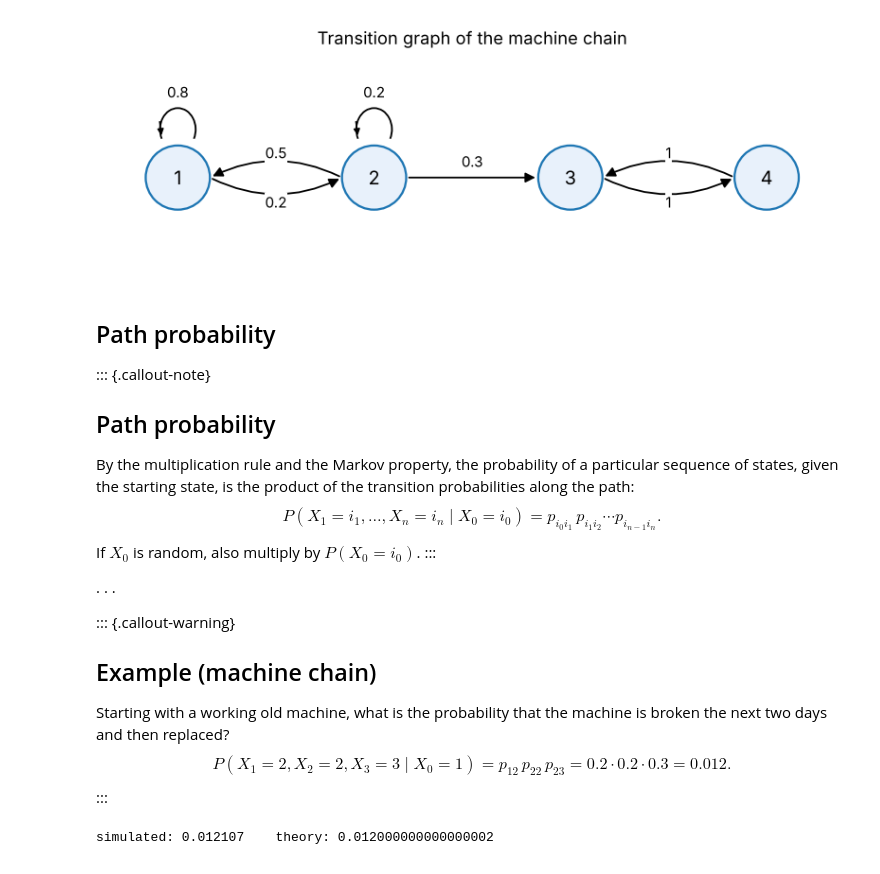
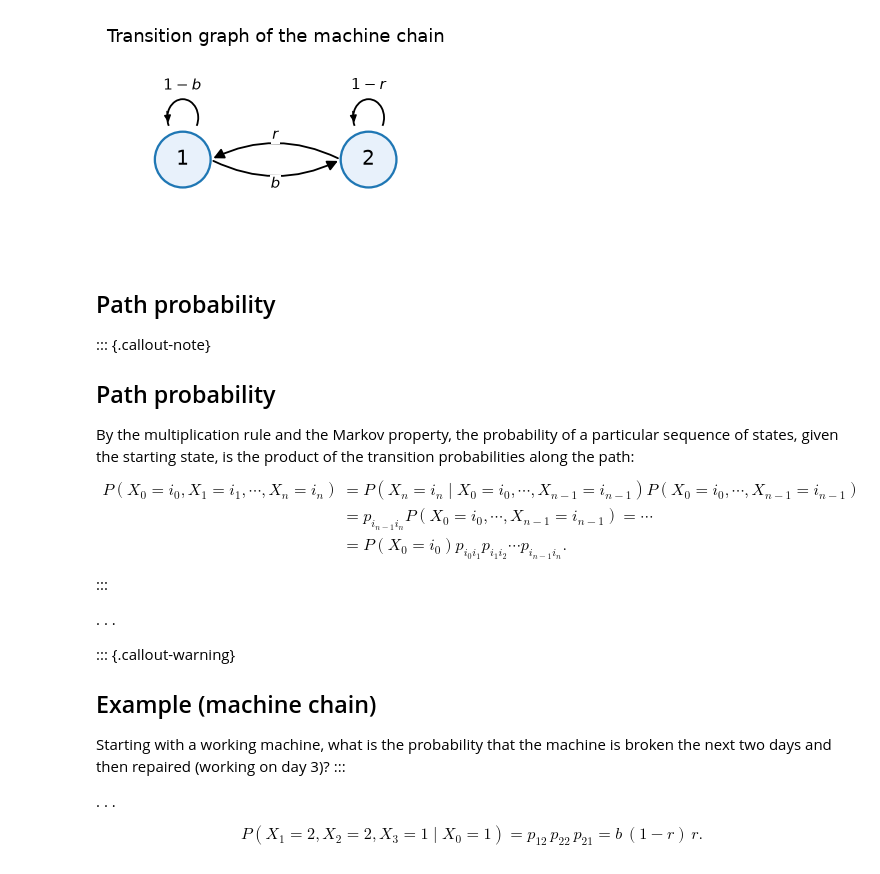
Before and after one commit to jamiehadd/Math-151-Probability, a Jupyter notebook: 20_discrete-time-markov-chains.ipynb, the cells around one changed output. Saved outputs shown, nothing was run; the diff lists cells and outputs as text; code cells hidden in the pictures.

```diff
--- a/20_discrete-time-markov-chains.ipynb
+++ b/20_discrete-time-markov-chains.ipynb
@@ -42,10 +57,13 @@ plt.rcParams.update({"figure.dpi": 110, "axes.spines.top": False, "axes.spines.r
 rng = np.random.default_rng(20)
 
 
-def draw_chain(P, pos, ax, labels=None, r=0.09):
-    """Draw a transition graph: nodes at pos, an arrow i -> j labeled p_ij whenever p_ij > 0."""
+def draw_chain(P, pos, ax, labels=None, r=0.09, edge_labels=None):
+    """Draw a transition graph: nodes at pos, an arrow i -> j whenever p_ij > 0.
+    Edge labels are p_ij by default, or edge_labels[i][j] (a string) if given."""
     m = len(P)
     labels = labels or [str(i + 1) for i in range(m)]
+    lab_of = (lambda i, j: edge_labels[i][j]) if edge_labels is not None \
+             else (lambda i, j: f"{P[i][j]:g}")
     ax.set_aspect("equal"); ax.axis("off")
     for i in range(m):
         ax.add_patch(Circle(pos[i], r, fc="#e8f1fb", ec="C0", lw=1.5, zorder=3))
@@ -59,7 +77,7 @@ def draw_chain(P, pos, ax, labels=None, r=0.09):
                 ax.add_patch(Arc((x0, y0 + r + 0.045), 0.1, 0.12, theta1=-30, theta2=210, ec="k", lw=1.2, zorder=2))
                 ax.add_patch(FancyArrowPatch((x0 - 0.052, y0 + r + 0.075), (x0 - 0.045, y0 + r + 0.02),
                                              arrowstyle="-|>", mutation_scale=9, color="k", zorder=2))
-                ax.text(x0, y0 + r + 0.135, f"{P[i][j]:g}", ha="center", fontsize=10)
+                ax.text(x0, y0 + r + 0.135, lab_of(i, j), ha="center", fontsize=10)
             else:
                 d = np.array([x1 - x0, y1 - y0]); d = d / np.hypot(*d)
                 a = np.array([x0, y0]) + d * r; b = np.array([x1, y1]) - d * r
@@ -68,12 +86,11 @@ def draw_chain(P, pos, ax, labels=None, r=0.09):
                                              connectionstyle=f"arc3,rad={rad}", lw=1.2, zorder=2))
                 mid = (a + b) / 2
                 dx, dy = b - a
-                # midpoint of matplotlib's arc3 curve = mid + 0.5 * rad * (dy, -dx); nudge a bit further out
                 if rad == 0:
                     lab = mid + np.array([0.0, 0.045])
                 else:
                     lab = mid + 0.5 * rad * np.array([dy, -dx]) * 1.5
-                ax.text(*lab, f"{P[i][j]:g}", ha="center", va="center", fontsize=10,
+                ax.text(*lab, lab_of(i, j), ha="center", va="center", fontsize=10,
                         bbox=dict(fc="white", ec="none", pad=0.5))
     xs = [p[0] for p in pos]; ys = [p[1] for p in pos]
     ax.set_xlim(min(xs) - 0.2, max(xs) + 0.2); ax.set_ylim(min(ys) - 0.25, max(ys) + 0.35)
@@ -186,18 +194,20 @@ $$P=\begin{bmatrix}0.8&0.2&0&0\\0.5&0.2&0.3&0\\0&0&0&1\\0&0&1&0\end{bmatrix}$$
 # %%
-#| fig-height: 3.2
-P = np.array([[0.8, 0.2, 0.0, 0.0],
-              [0.5, 0.2, 0.3, 0.0],
-              [0.0, 0.0, 0.0, 1.0],
-              [0.0, 0.0, 1.0, 0.0]])
+#| fig-height: 2.4
+b, r = 0.2, 0.5   # only used to decide which edges exist and for the row-sum check
+P = np.array([[1 - b, b],
+              [r, 1 - r]])
 assert np.allclose(P.sum(axis=1), 1)
 
-pos = [(0.0, 0.0), (0.55, 0.0), (1.1, 0.0), (1.65, 0.0)]
-fig, ax = plt.subplots(figsize=(9, 2.6))
-draw_chain(P.tolist(), pos, ax)
+edge_labels = [["$1-b$", "$b$"],
+               ["$r$",   "$1-r$"]]
+
+pos = [(0.0, 0.0), (0.6, 0.0)]
+fig, ax = plt.subplots(figsize=(6, 2.2))
+draw_chain(P.tolist(), pos, ax, edge_labels=edge_labels)
 ax.set_title("Transition graph of the machine chain")
 plt.tight_layout(); plt.show()
 # %% [output]
-[figure, old version]
+[figure, new version]
 # %% [markdown]
 ## Path probability
 
@@ -205,8 +215,12 @@ plt.tight_layout(); plt.show()
 ## Path probability
 
 By the multiplication rule and the Markov property, the probability of a particular sequence of states, given the starting state, is the product of the transition probabilities along the path:
-$$P(X_1=i_1,\ldots,X_n=i_n\mid X_0=i_0)=p_{i_0i_1}\,p_{i_1i_2}\cdots p_{i_{n-1}i_n}.$$
-If $X_0$ is random, also multiply by $P(X_0=i_0)$.
+$$
+\begin{aligned}
+P(X_0 = i_0, X_1 = i_1, \cdots, X_n = i_n) &= P(X_n = i_n \mid X_0 = i_0, \cdots, X_{n-1} = i_{n-1})P(X_0 = i_0, \cdots, X_{n-1} = i_{n-1})
+\\&= p_{i_{n-1}i_n} P(X_0 = i_0, \cdots, X_{n-1} = i_{n-1}) = \cdots
+\\&= P(X_0 = i_0)p_{i_0 i_1} p_{i_1 i_2} \cdots p_{i_{n-1} i_n}.
+\end{aligned}$$
 :::
 
 . . .
@@ -214,26 +228,12 @@ If $X_0$ is random, also multiply by $P(X_0=i_0)$.
 ::: {.callout-warning}
 ## Example (machine chain)
 
-Starting with a working old machine, what is the probability that the machine is broken the next two days and then replaced?
-$$P(X_1=2,X_2=2,X_3=3\mid X_0=1)=p_{12}\,p_{22}\,p_{23}=0.2\cdot0.2\cdot0.3=0.012.$$
+Starting with a working machine, what is the probability that the machine is broken the next two days and then repaired (working on day 3)?
 :::
+
+. . .
+
+$$P(X_1=2,X_2=2,X_3=1\mid X_0=1)=p_{12}\,p_{22}\,p_{21}=b\,(1-r)\,r.$$
-# %%
-def simulate(P, start, steps, size, rng):
-    """Simulate `size` independent paths of the chain for `steps` steps."""
-    m = len(P)
-    cum = np.cumsum(P, axis=1)
-    X = np.empty((size, steps + 1), dtype=int)
-    X[:, 0] = start
-    for t in range(steps):
-        u = rng.random(size)
-        X[:, t + 1] = (u[:, None] > cum[X[:, t]]).sum(axis=1)
-    return X
-
-X = simulate(P, start=0, steps=3, size=1_000_000, rng=rng)       # states are 0-indexed in code
-hit = (X[:, 1] == 1) & (X[:, 2] == 1) & (X[:, 3] == 2)
-print("simulated:", hit.mean(), "   theory:", 0.2 * 0.2 * 0.3)
-# %% [output]
-simulated: 0.012107    theory: 0.012000000000000002
 # %% [markdown]
 ## $n$-step transition probabilities
 
```
Also changed, not shown: parts of 21 cells of this notebook, 7 other files.
